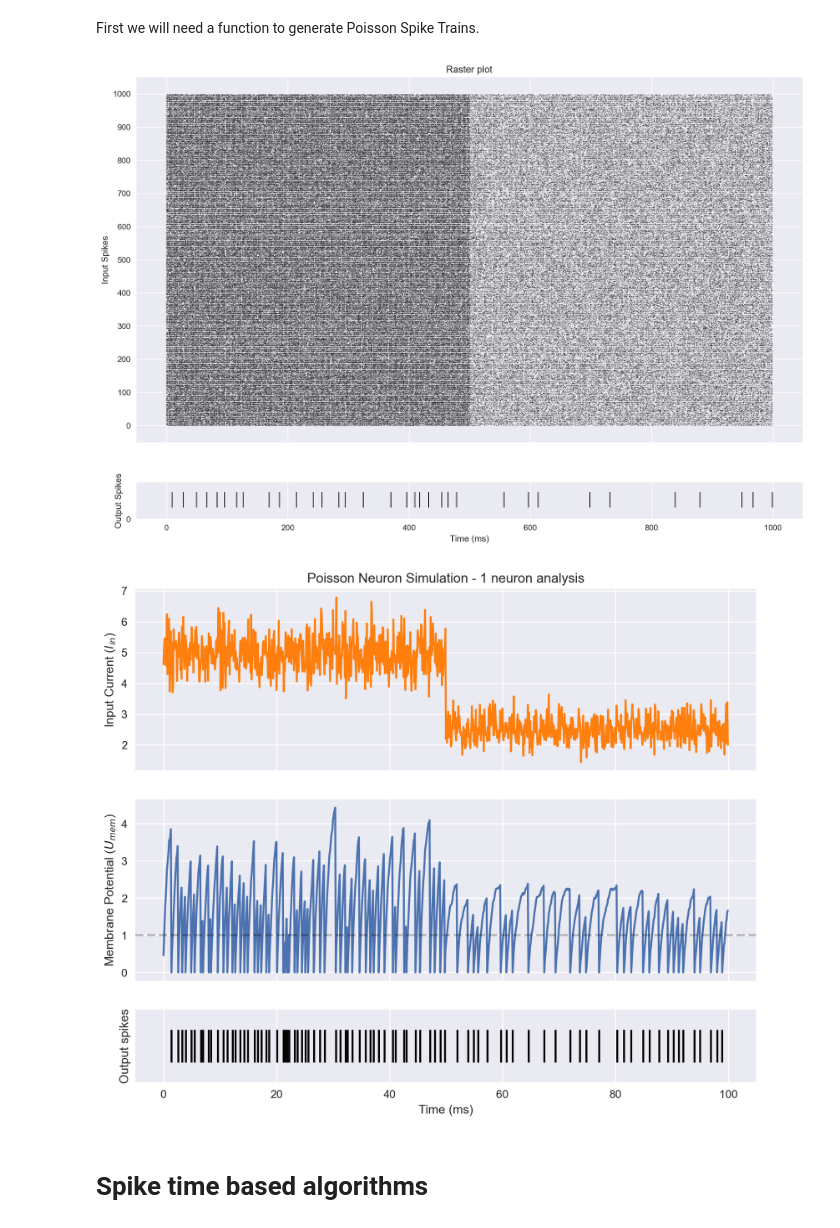
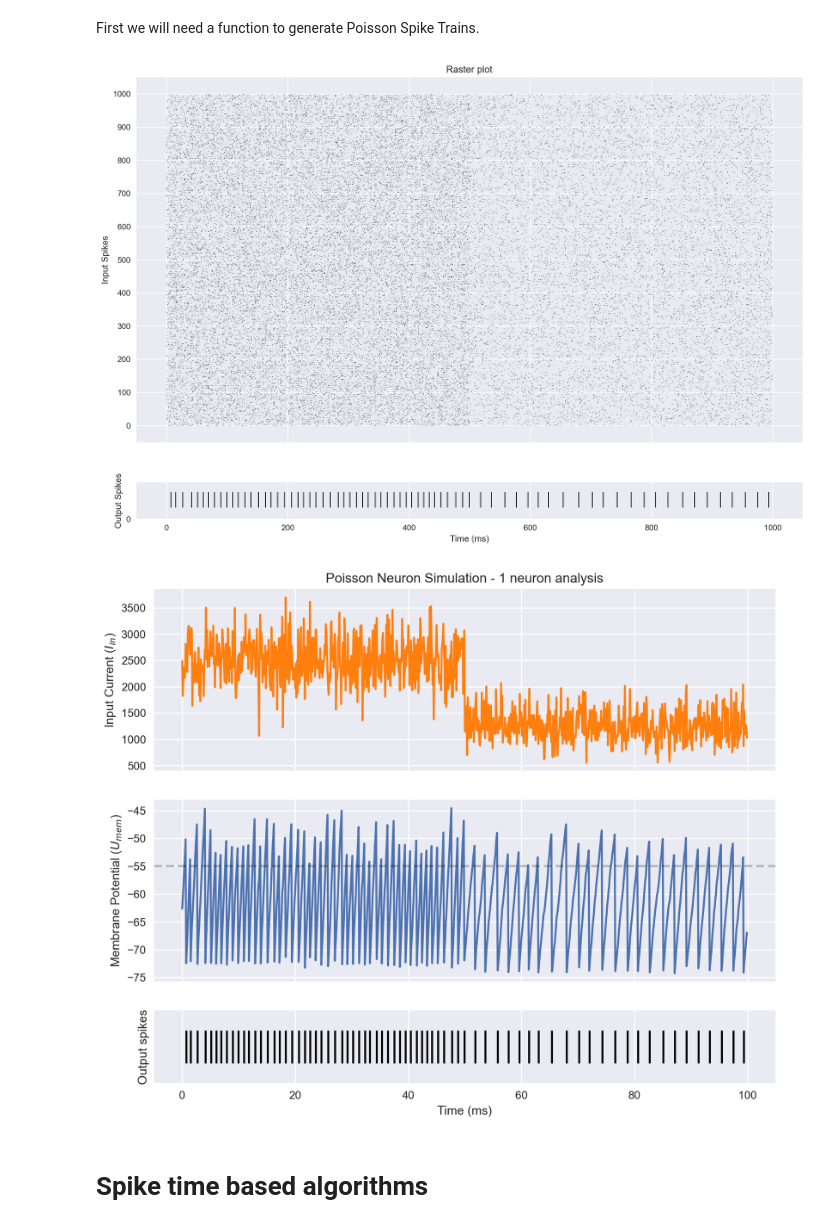
Before and after one commit to GianmarcoLattaruolo/STDP-research, a Jupyter notebook: STDP-basic-experiments.ipynb, the cells around one changed output. Drawn from its saved outputs; the diff is of its cells as text; code cells hidden in the pictures.

Commit message:
added Neuron and Learning Rules scripts

```diff
--- a/STDP-basic-experiments.ipynb
+++ b/STDP-basic-experiments.ipynb
@@ -213,7 +226,7 @@ def default_pars(**kwargs):
     pars['U_init'] = -65.       # initial potential [mV]
     pars['U_reset'] = -75.      # reset potential [mV]
     pars['U_resting'] = -75.    # leak reversal potential [mV]
-    pars['t_ref'] = 2.          # refractory time (ms)
+    pars['t_ref'] = 5.          # refractory time (ms)
 
     # in the case of dynamic threshold
     pars['tau_thr'] = 5         # threshold time constant [ms]
@@ -221,6 +234,9 @@ def default_pars(**kwargs):
 
     # in the case of soft reset
     ## ?? some way to lower the membrane potential not to a constant value
+
+    # in case of noisy input
+    pars['sigma'] = 1         # standard deviation of the noise
 
     # random seed
     pars['my_seed'] = 42
@@ -531,12 +482,16 @@ None
 We can see the overall raster plot.
 # %%
 N_pre = 1000
-time_steps = 1000 # that is 100 milliseconds
-I = np.concatenate([np.round(np.random.random((time_steps//2,N_pre))), np.round(np.random.random((time_steps//2,N_pre))-0.3)], axis=0)
-# random spike train with spike probability 0.5 in the first half and 0.2 in the second half
-pars = default_pars()
-s_pars = simple_pars()
-_, spk_out, mem_out, _, I_history = base_simulation(s_pars, I, LIF, N_pre=N_pre, W_init=np.random.random((1,N_pre))*0.01)
+time_steps = 1002 # that is 100 milliseconds
+#I = np.ones((time_steps,N_pre))
+I = np.concatenate([np.round(np.random.random((time_steps//3,N_pre))), np.round(np.random.random((time_steps//3,N_pre))-0.49),np.round(np.random.random((time_steps//3,N_pre)))], axis=0)
 
-raster_plot(pars, I, spk_out)
+# random spike train with spike probability 0.5 in the first half and 0.2 in the second half#
+#pars = default_pars()
+pars = simple_pars(ratio_thr = 1.5, t_ref=5, tau_thr = 40)
+_, post_spk_train, post_mem_record, I_history, neuron = base_simulation(pars, I, LIFNeuron, N_pre=N_pre, W_init=np.random.random((1,N_pre))*0.01,
+                                                                           neuron_params = {'refractory_time': False, 'dynamic_threshold': True, 'hard_reset':True})
+
+
+raster_plot(pars, I, post_spk_train, title = 'Raster plot of the input and output spikes')
 # %% [output]
@@ -627,21 +542,21 @@ def Poisson_neuron(pars, # parameters dictionary
 # %%
 # simple Poisson simulation and plot
 N_pre = 1000
 time_steps = 1000 # that is 100 milliseconds
 pars = default_pars()
-s_pars = simple_pars()
+#pars = simple_pars()
 rate = 500
-I = np.concatenate([Poisson_generator(s_pars, rate, N_pre, time_steps//2), Poisson_generator(s_pars, rate/2, N_pre, time_steps//2)], axis=0)
+I = np.concatenate([Poisson_generator(pars, rate, N_pre, time_steps//2), Poisson_generator(pars, rate/2, N_pre, time_steps//2)], axis=0)
 # random spike train with spike probability 0.5 in the first half and 0.2 in the second half
 
-_, spk_out, mem_out, _, I_history = base_simulation(s_pars, I, Poisson_neuron, N_pre=N_pre, W_init=np.random.random((1,N_pre))*0.01)
-raster_plot(s_pars, I, spk_out)
+_, post_spk_train, post_mem_record, I_history, neuron = base_simulation(pars, I, PoissonNeuron, N_pre=N_pre, W_init=np.random.random((1,N_pre))*100)
+raster_plot(s_pars, I, post_spk_train)
 # %% [output]
-[figure, old version]
+[figure, new version]
 # %%
-plot_cur_mem_spk(I_history, mem_out[:,0], spk_out[:,0], thr_line=s_pars['threshold'], title="Poisson Neuron Simulation - 1 neuron analysis")
+plot_cur_mem_spk(I_history, post_mem_record[:,0], post_spk_train[:,0], thr_line=pars['threshold'], title="Poisson Neuron Simulation - 1 neuron analysis")
 # %% [output]
-[figure, old version]
+[figure, new version]
 # %% [markdown]
 # Spike time based algorithms
 # %% [markdown]
```
Also changed, not shown: parts of 12 cells of this notebook, 2 other files.
